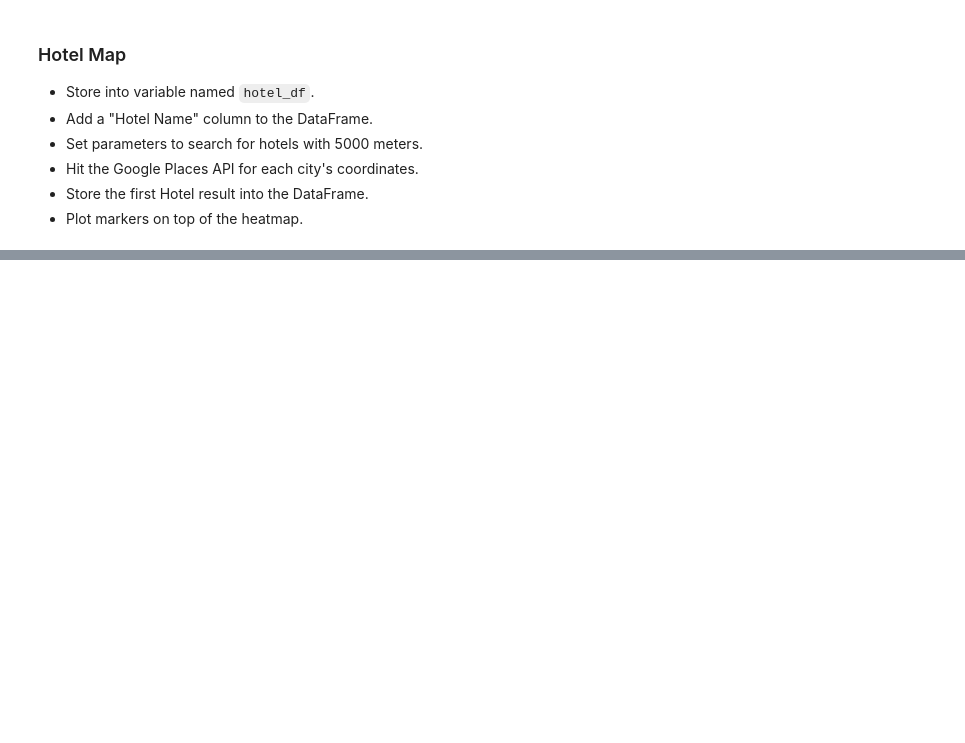
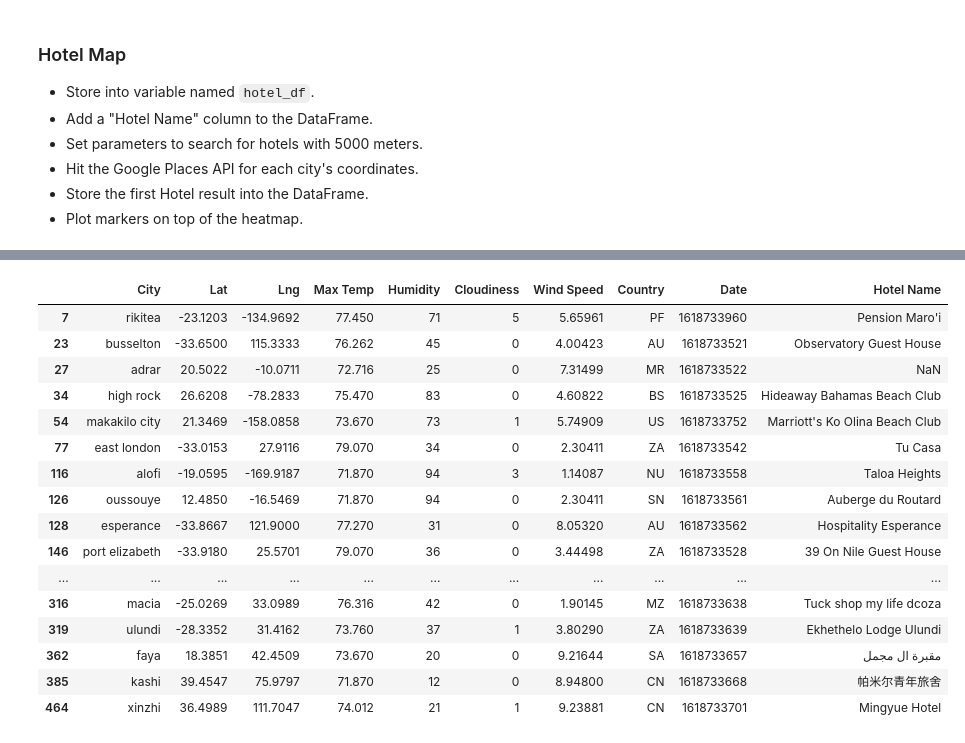
Before and after one commit to carmelamonis/python-api-challenge, a Jupyter notebook: VacationPy/VacationPy.ipynb, the cells around one changed output, grey strips where cells are left out. Saved outputs shown, nothing was run; the diff lists cells and outputs as text; code cells hidden in the pictures; blank space fills up the shorter version.

Commit message:
Create heat map and new hotel df

```diff
--- a/VacationPy/VacationPy.ipynb
+++ b/VacationPy/VacationPy.ipynb
@@ -39,3 +58,8 @@ weather_df.head()
 ### Create new DataFrame fitting weather criteria
 * Narrow down the cities to fit weather conditions.
 * Drop any rows will null values.
+# %%
+#Convert Temperature from Kelvin to Fahrenheit
+weather_df['Max Temp'] = 9/5 * (weather_df['Max Temp'] - 273) + 32
+#Convert Wind Speed from M/S to MPH
+weather_df['Wind Speed'] = weather_df['Wind Speed'] * 2.237
@@ -47,3 +99,6 @@ weather_df.head()
 * Hit the Google Places API for each city's coordinates.
 * Store the first Hotel result into the DataFrame.
 * Plot markers on top of the heatmap.
+# %%
+hotel_df = ideal_df.copy()
+hotel_df
@@ -49,0 +123,31 @@ weather_df.head()
+# %%
+#Find first hotel for each city located within 5000 meters
+#Hotel Name, City, Country
+
+base_url = "https://maps.googleapis.com/maps/api/place/nearbysearch/json"
+params = {
+    "radius": 5000,
+    "type": "lodging",
+    "key":g_key
+}
+
+for index, row in hotel_df.iterrows():
+
+    #Get lat & lng
+    location = f"{row['Lat']}, {row['Lng']}"
+
+    #Changes the coordinates per row
+    params['location'] = location
+
+    #Assemble url
+    response = requests.get(base_url, params = params).json()
+    results = response['results']
+
+    try:
+        #Gets the name of the first result
+        hotel_df.loc[index, 'Hotel Name'] = results[0]['name']
+
+        print(f"The closest hotel to {row['City']} is {hotel_df.loc[index, 'Hotel Name']}")
+
+    except IndexError:
+        print(f"No hotels near {row['City']}")
@@ -50,3 +172,23 @@ weather_df.head()
+# %%
+hotel_df
+# %% [output]
+|  | City | Lat | Lng | Max Temp | Humidity | Cloudiness | Wind Speed | Country | Date | Hotel Name |
+| 7 | rikitea | -23.1203 | -134.9692 | 77.450 | 71 | 5 | 5.65961 | PF | 1618733960 | Pension Maro'i |
+| 23 | busselton | -33.6500 | 115.3333 | 76.262 | 45 | 0 | 4.00423 | AU | 1618733521 | Observatory Guest House |
+| 27 | adrar | 20.5022 | -10.0711 | 72.716 | 25 | 0 | 7.31499 | MR | 1618733522 | NaN |
+| 34 | high rock | 26.6208 | -78.2833 | 75.470 | 83 | 0 | 4.60822 | BS | 1618733525 | Hideaway Bahamas Beach Club |
+| 54 | makakilo city | 21.3469 | -158.0858 | 73.670 | 73 | 1 | 5.74909 | US | 1618733752 | Marriott's Ko Olina Beach Club |
+| 77 | east london | -33.0153 | 27.9116 | 79.070 | 34 | 0 | 2.30411 | ZA | 1618733542 | Tu Casa |
+| 116 | alofi | -19.0595 | -169.9187 | 71.870 | 94 | 3 | 1.14087 | NU | 1618733558 | Taloa Heights |
+| 126 | oussouye | 12.4850 | -16.5469 | 71.870 | 94 | 0 | 2.30411 | SN | 1618733561 | Auberge du Routard |
+| 128 | esperance | -33.8667 | 121.9000 | 77.270 | 31 | 0 | 8.05320 | AU | 1618733562 | Hospitality Esperance |
+| 146 | port elizabeth | -33.9180 | 25.5701 | 79.070 | 36 | 0 | 3.44498 | ZA | 1618733528 | 39 On Nile Guest House |
+| ... | ... | ... | ... | ... | ... | ... | ... | ... | ... | ... |
+| 316 | macia | -25.0269 | 33.0989 | 76.316 | 42 | 0 | 1.90145 | MZ | 1618733638 | Tuck shop my life dcoza |
+| 319 | ulundi | -28.3352 | 31.4162 | 73.760 | 37 | 1 | 3.80290 | ZA | 1618733639 | Ekhethelo Lodge Ulundi |
+| 362 | faya | 18.3851 | 42.4509 | 73.670 | 20 | 0 | 9.21644 | SA | 1618733657 | مقبرة ال مجمل |
+| 385 | kashi | 39.4547 | 75.9797 | 71.870 | 12 | 0 | 8.94800 | CN | 1618733668 | 帕米尔青年旅舍 |
+| 464 | xinzhi | 36.4989 | 111.7047 | 74.012 | 21 | 1 | 9.23881 | CN | 1618733701 | Mingyue Hotel |
 # %%
 # NOTE: Do not change any of the code in this cell
 
```
Also changed, not shown: parts of 7 cells of this notebook.
